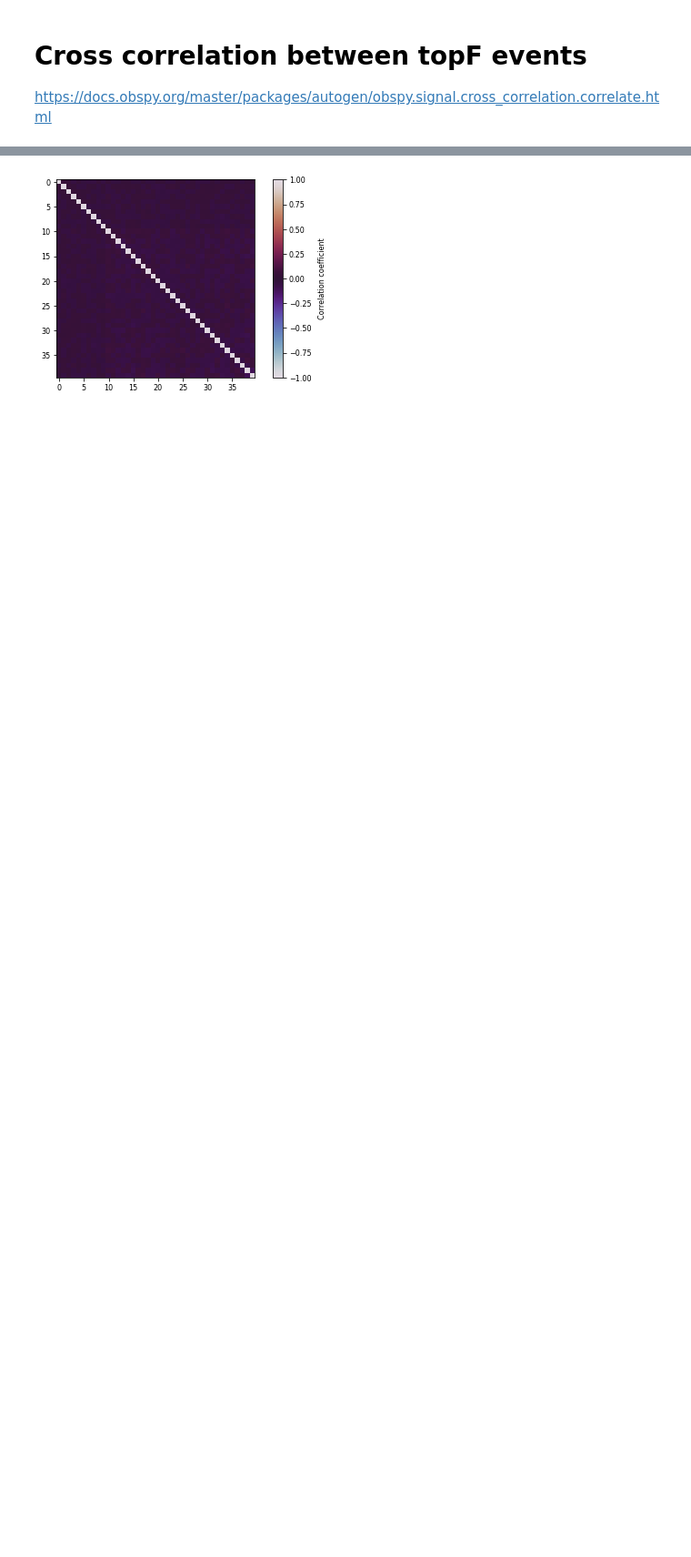
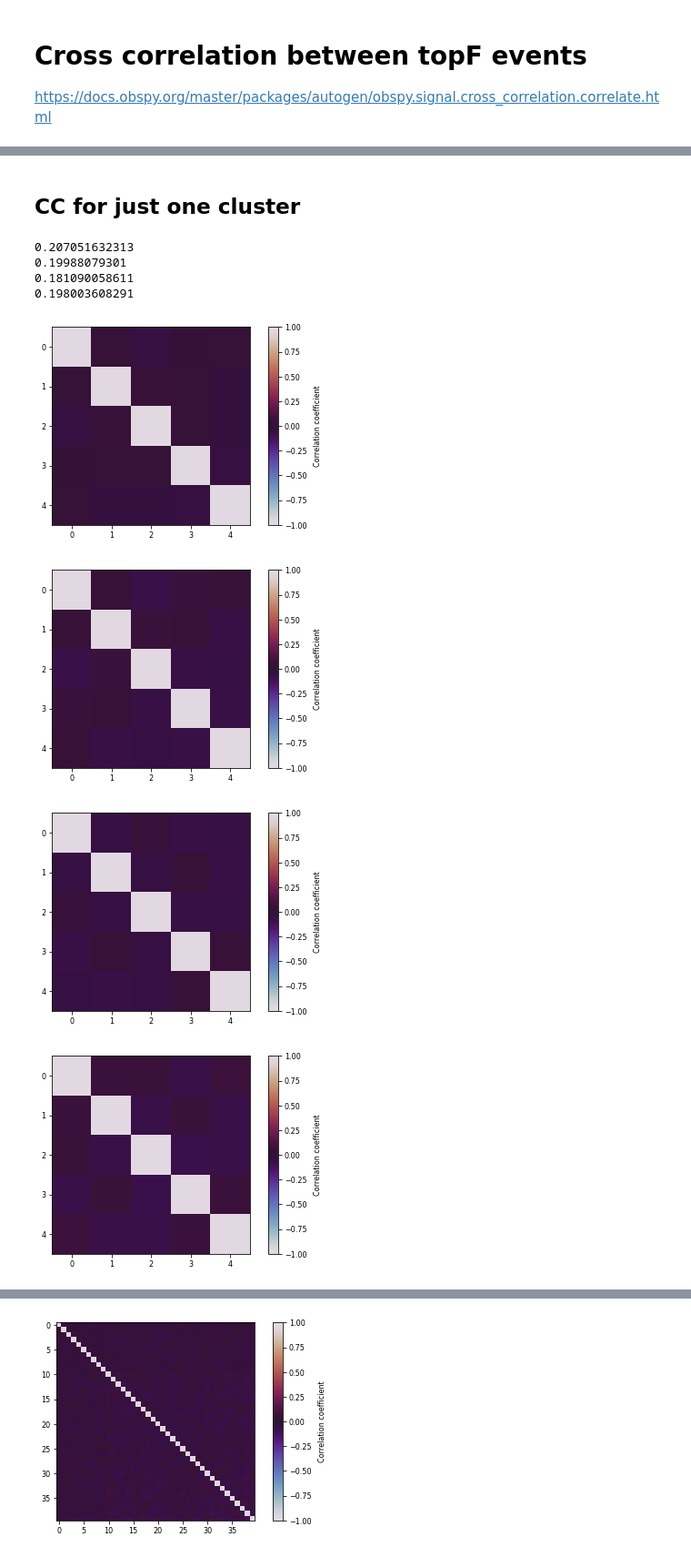
Before and after one commit to tsawi/Unsupervised_ML_Gornergletscher, a Jupyter notebook: notebooks/plotting_SuppFigs.ipynb, the cells around one changed output, grey strips where cells are left out. Shown at 91% size. Saved outputs shown, nothing was run; the diff lists cells and outputs as text; code cells hidden in the pictures; blank space fills up the shorter version.

```diff
--- a/notebooks/plotting_SuppFigs.ipynb
+++ b/notebooks/plotting_SuppFigs.ipynb
@@ -515,0 +515,22 @@ https://docs.obspy.org/master/packages/autogen/obspy.signal.cross_correlation.co
+# %% [markdown]
+## CC for just one cluster
+# %%
+ccmatK_listN = []
+avg_cc_listN = []
+
+for k in range(1,KoptN+1):
+
+    catRepK = catRepN[catRepN.Cluster==k]
+    ccmatK, __ = figureFunctions2.plotCCMatrix(catRepK,lenDataN,dataH5_pathN,station,channel,fminN,fmaxN,fsN)
+    ccmatK_listN.append(ccmatK)
+    avg_cc_listN.append(np.mean(ccmatK))
+    print(np.mean(ccmatK))
+# %% [output]
+0.207051632313
+0.19988079301
+0.181090058611
+0.198003608291
+[figure, added]
+[figure, added]
+[figure, added]
+[figure, added]
```
Also changed, not shown: parts of 22 cells of this notebook, 34 other files.
